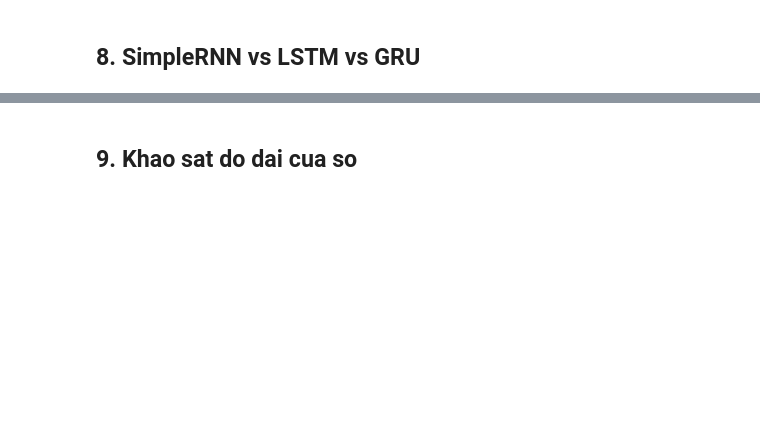
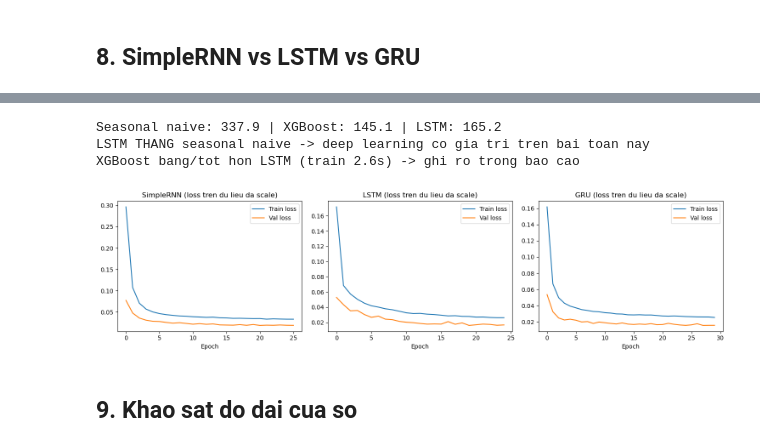
Before and after one commit to Qnhu2502/QuynhNhu_Lab_ML, a Jupyter notebook: Hoc may/04- Deep-Learning/TT-27/lstm_traffic.ipynb, the cells around one changed output, grey strips where cells are left out. Saved outputs shown, nothing was run; the diff lists cells and outputs as text; code cells hidden in the pictures; blank space fills up the shorter version.

```diff
--- a/Hoc may/04- Deep-Learning/TT-27/lstm_traffic.ipynb
+++ b/Hoc may/04- Deep-Learning/TT-27/lstm_traffic.ipynb
@@ -228,3 +277,34 @@ So sanh voi baseline: seasonal naive MAE=370.6, XGBoost MAE=147.6
+# %%
+# Kiem tra tinh hop ly: model PHAI tot hon du bao bang trung binh. Neu khong, model chua hoc duoc
+# gi va moi ket luan phia sau (cua so, so buoc, gio sai nhieu nhat) deu vo nghia -> dung lai
+mae_lstm = float(bang_rnn.loc[bang_rnn["Kien_truc"] == "LSTM", "MAE"].iloc[0])
+assert mae_lstm < mae_trung_binh, (
+    f"LSTM MAE={mae_lstm:.0f} khong tot hon du bao trung binh ({mae_trung_binh:.0f}): "
+    "kiem tra lai dac trung dau vao va viec scale target")
+
+print(f"Seasonal naive: {mae_seasonal_naive:.1f} | XGBoost: {mae_xgb:.1f} | LSTM: {mae_lstm:.1f}")
+if mae_lstm < mae_seasonal_naive:
+    print("LSTM THANG seasonal naive -> deep learning co gia tri tren bai toan nay")
+else:
+    print("LSTM KHONG thang seasonal naive -> ket luan trung thuc: bai nay khong can deep learning")
+if mae_xgb <= mae_lstm:
+    print(f"XGBoost bang/tot hon LSTM (train {t_train_xgb:.1f}s) -> ghi ro trong bao cao")
+# %% [output]
+Seasonal naive: 337.9 | XGBoost: 145.1 | LSTM: 165.2
+LSTM THANG seasonal naive -> deep learning co gia tri tren bai toan nay
+XGBoost bang/tot hon LSTM (train 2.6s) -> ghi ro trong bao cao
+# %%
+# Learning curve tu history da luu
+fig, axes = plt.subplots(1, 3, figsize=(15, 4))
+for ax, (ten, h) in zip(axes, lich_su_train.items()):
+    ax.plot(h["loss"], label="Train loss")
+    ax.plot(h["val_loss"], label="Val loss")
+    ax.set_title(f"{ten} (loss tren du lieu da scale)")
+    ax.set_xlabel("Epoch"); ax.legend()
+plt.tight_layout()
+plt.show()
+# %% [output]
+[figure, added]
 # %% [markdown]
 ## 9. Khao sat do dai cua so
 # %%
```
Also changed, not shown: parts of 23 cells of this notebook, 9 other files.
